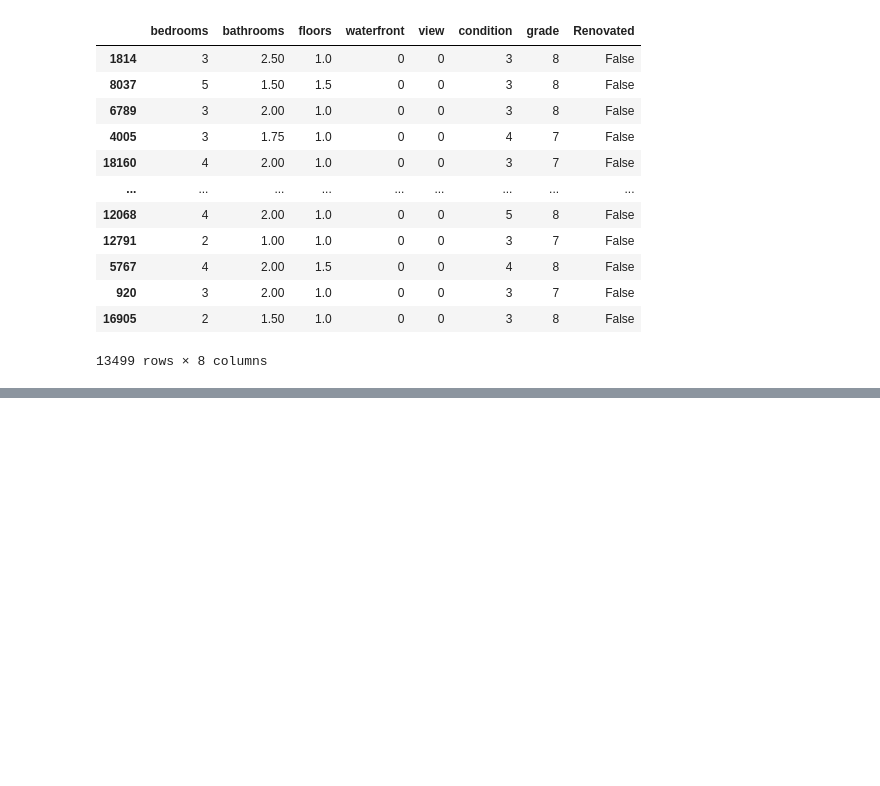
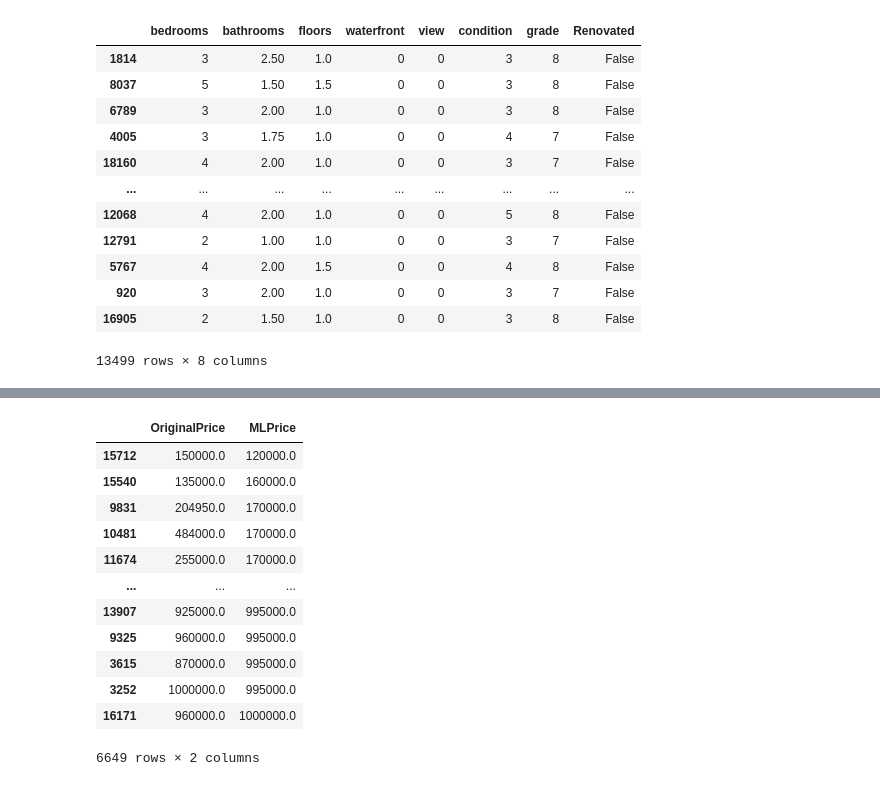
Before and after one commit to Ronan-Castro/KingCounty_House, a Jupyter notebook: Execução/Insights_Terceira_Parte.ipynb, the cells around one changed output, grey strips where cells are left out. Saved outputs shown, nothing was run; the diff lists cells and outputs as text; code cells hidden in the pictures; blank space fills up the shorter version.

```diff
--- a/Execução/Insights_Terceira_Parte.ipynb
+++ b/Execução/Insights_Terceira_Parte.ipynb
@@ -881,0 +280,16 @@ botTopML.head(1000)
+# %%
+botTopMLLR
+# %% [output]
+|  | OriginalPrice | MLPrice |
+| 15712 | 150000.0 | 120000.0 |
+| 15540 | 135000.0 | 160000.0 |
+| 9831 | 204950.0 | 170000.0 |
+| 10481 | 484000.0 | 170000.0 |
+| 11674 | 255000.0 | 170000.0 |
+| ... | ... | ... |
+| 13907 | 925000.0 | 995000.0 |
+| 9325 | 960000.0 | 995000.0 |
+| 3615 | 870000.0 | 995000.0 |
+| 3252 | 1000000.0 | 995000.0 |
+| 16171 | 960000.0 | 1000000.0 |
+6649 rows × 2 columns
```
Also changed, not shown: parts of 94 cells of this notebook.
